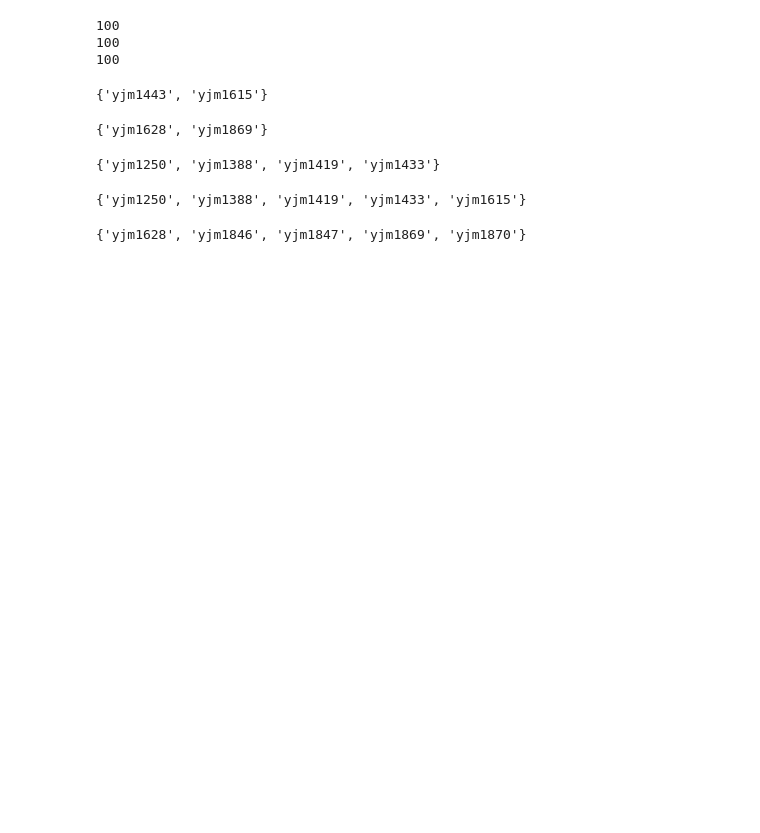
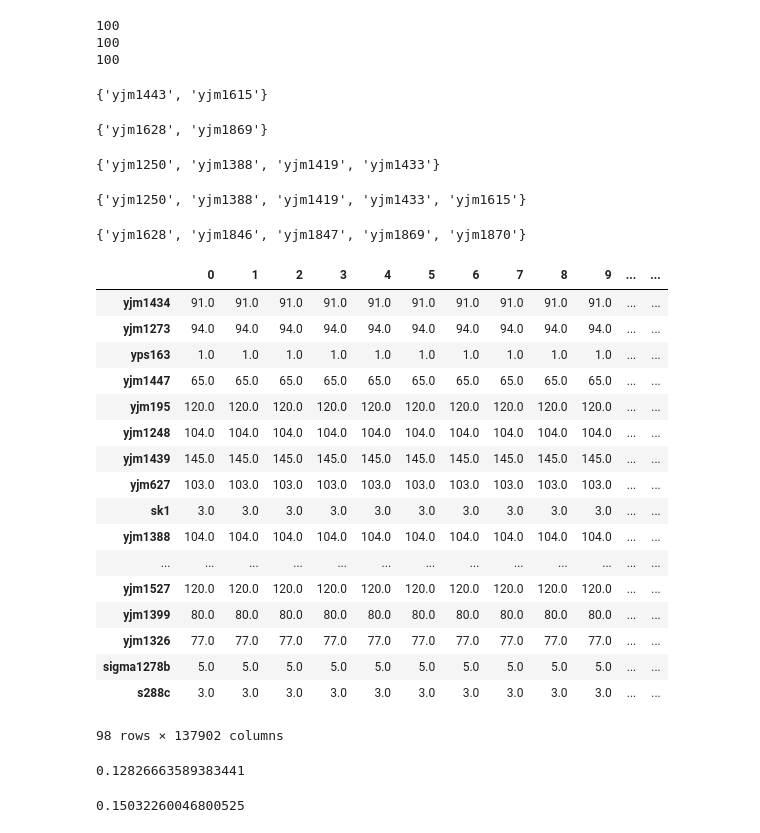
Before and after one commit to jeradhoy/550_Freq_Regions, a Jupyter notebook: Notebooks/dataPrep.ipynb, the cells around one changed output. Saved outputs shown, nothing was run; the diff lists cells and outputs as text; code cells hidden in the pictures; blank space fills up the shorter version.

Commit message:
clustering

```diff
--- a/Notebooks/dataPrep.ipynb
+++ b/Notebooks/dataPrep.ipynb
@@ -214,4 +208,28 @@ pheno_set.difference(fr_set)
 # %%
 origins.index = [x.lower() for x in origins['strain']]
 # %%
-data = origins.join(frdf, how='inner').shape
+data = origins.join(frdf, how='inner')
+# %%
+y = data['Origin60']
+X = data[[x for x in data.columns if x not in ['Origin60', 'strain']]]
+# %%
+X
+# %% [output]
+|  | 0 | 1 | 2 | 3 | 4 | 5 | 6 | 7 | 8 | 9 | ... | ... |
+| yjm1434 | 91.0 | 91.0 | 91.0 | 91.0 | 91.0 | 91.0 | 91.0 | 91.0 | 91.0 | 91.0 | ... | ... |
+| yjm1273 | 94.0 | 94.0 | 94.0 | 94.0 | 94.0 | 94.0 | 94.0 | 94.0 | 94.0 | 94.0 | ... | ... |
+| yps163 | 1.0 | 1.0 | 1.0 | 1.0 | 1.0 | 1.0 | 1.0 | 1.0 | 1.0 | 1.0 | ... | ... |
+| yjm1447 | 65.0 | 65.0 | 65.0 | 65.0 | 65.0 | 65.0 | 65.0 | 65.0 | 65.0 | 65.0 | ... | ... |
+| yjm195 | 120.0 | 120.0 | 120.0 | 120.0 | 120.0 | 120.0 | 120.0 | 120.0 | 120.0 | 120.0 | ... | ... |
+| yjm1248 | 104.0 | 104.0 | 104.0 | 104.0 | 104.0 | 104.0 | 104.0 | 104.0 | 104.0 | 104.0 | ... | ... |
+| yjm1439 | 145.0 | 145.0 | 145.0 | 145.0 | 145.0 | 145.0 | 145.0 | 145.0 | 145.0 | 145.0 | ... | ... |
+| yjm627 | 103.0 | 103.0 | 103.0 | 103.0 | 103.0 | 103.0 | 103.0 | 103.0 | 103.0 | 103.0 | ... | ... |
+| sk1 | 3.0 | 3.0 | 3.0 | 3.0 | 3.0 | 3.0 | 3.0 | 3.0 | 3.0 | 3.0 | ... | ... |
+| yjm1388 | 104.0 | 104.0 | 104.0 | 104.0 | 104.0 | 104.0 | 104.0 | 104.0 | 104.0 | 104.0 | ... | ... |
+| ... | ... | ... | ... | ... | ... | ... | ... | ... | ... | ... | ... | ... |
+| yjm1527 | 120.0 | 120.0 | 120.0 | 120.0 | 120.0 | 120.0 | 120.0 | 120.0 | 120.0 | 120.0 | ... | ... |
+| yjm1399 | 80.0 | 80.0 | 80.0 | 80.0 | 80.0 | 80.0 | 80.0 | 80.0 | 80.0 | 80.0 | ... | ... |
+| yjm1326 | 77.0 | 77.0 | 77.0 | 77.0 | 77.0 | 77.0 | 77.0 | 77.0 | 77.0 | 77.0 | ... | ... |
+| sigma1278b | 5.0 | 5.0 | 5.0 | 5.0 | 5.0 | 5.0 | 5.0 | 5.0 | 5.0 | 5.0 | ... | ... |
+| s288c | 3.0 | 3.0 | 3.0 | 3.0 | 3.0 | 3.0 | 3.0 | 3.0 | 3.0 | 3.0 | ... | ... |
+98 rows × 137902 columns
@@ -217,0 +238,10 @@ data = origins.join(frdf, how='inner').shape
+# %%
+from sklearn.metrics.cluster import normalized_mutual_info_score
+from sklearn.metrics.cluster import homogeneity_score
+normalized_mutual_info_score(y, data['predictions'])
+# %% [output]
+0.12826663589383441
+# %%
+homogeneity_score(y, data['predictions'])
+# %% [output]
+0.15032260046800525
```
Also changed, not shown: parts of 6 cells of this notebook.
